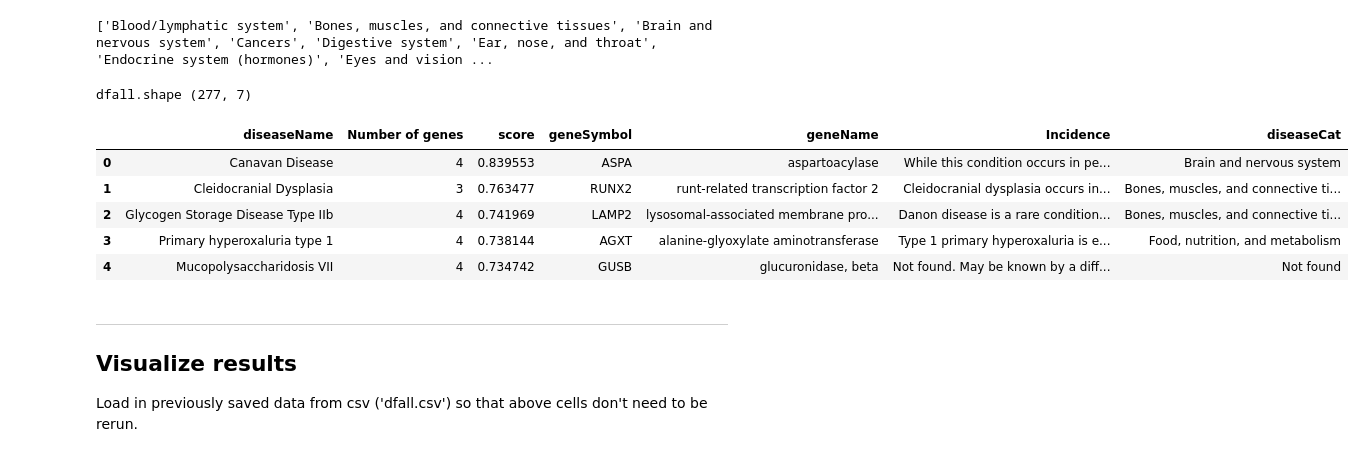
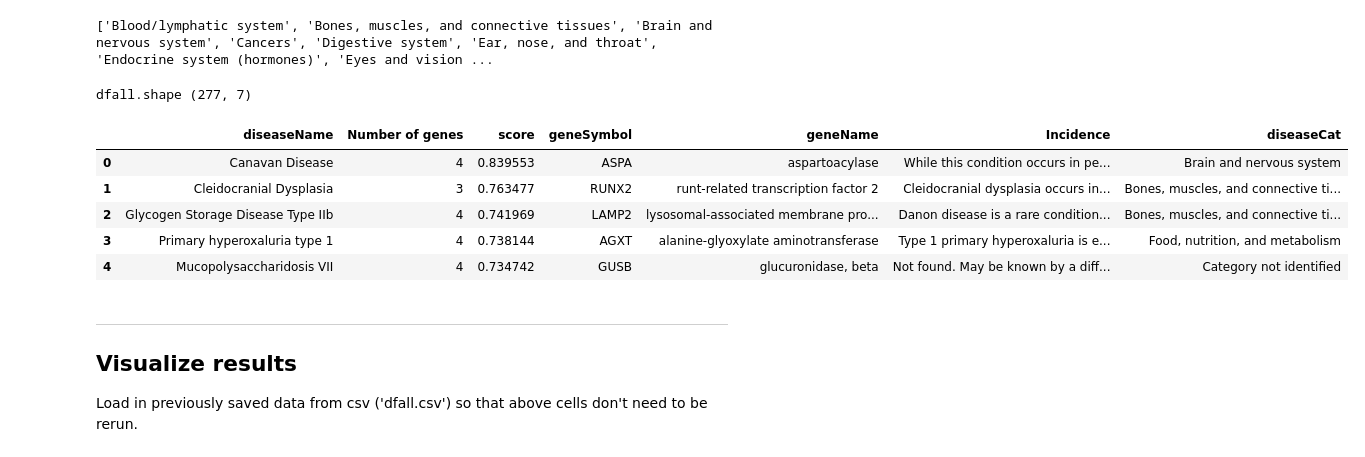
Before and after one commit to dbricare/datainc, a Jupyter notebook: genediseasedata.ipynb, the cells around one changed output. Drawn from its saved outputs; the diff is of its cells as text; code cells hidden in the pictures.

```diff
--- a/genediseasedata.ipynb
+++ b/genediseasedata.ipynb
@@ -344,18 +344,18 @@ for i in range(len(caturls)):
 # %%
 # If disease present in more than one category, assign to first category alphabetically
 dfcatdrop = dfcat.drop_duplicates(subset='diseaseName', keep='first')
 dfall = pd.merge(dfincid, dfcatdrop, on='diseaseName', how='outer')
-dfall.fillna('Not found', inplace=True)
+dfall.fillna('Category not identified', inplace=True)
 print('dfall.shape',dfall.shape)
 dfall.head()
 # %% [output]
 dfall.shape (277, 7)
 |  | diseaseName | Number of genes | score | geneSymbol | geneName | Incidence | diseaseCat |
 | 0 | Canavan Disease | 4 | 0.839553 | ASPA | aspartoacylase | While this condition occurs in pe... | Brain and nervous system |
 | 1 | Cleidocranial Dysplasia | 3 | 0.763477 | RUNX2 | runt-related transcription factor 2 | Cleidocranial dysplasia occurs in... | Bones, muscles, and connective ti... |
 | 2 | Glycogen Storage Disease Type IIb | 4 | 0.741969 | LAMP2 | lysosomal-associated membrane pro... | Danon disease is a rare condition... | Bones, muscles, and connective ti... |
 | 3 | Primary hyperoxaluria type 1 | 4 | 0.738144 | AGXT | alanine-glyoxylate aminotransferase | Type 1 primary hyperoxaluria is e... | Food, nutrition, and metabolism |
-| 4 | Mucopolysaccharidosis VII | 4 | 0.734742 | GUSB | glucuronidase, beta | Not found. May be known by a diff... | Not found |
+| 4 | Mucopolysaccharidosis VII | 4 | 0.734742 | GUSB | glucuronidase, beta | Not found. May be known by a diff... | Category not identified |
 # %%
 # Save progress
 dfall.to_csv('dfall.csv')
```
Also changed, not shown: parts of 11 cells of this notebook, 1 other file.
